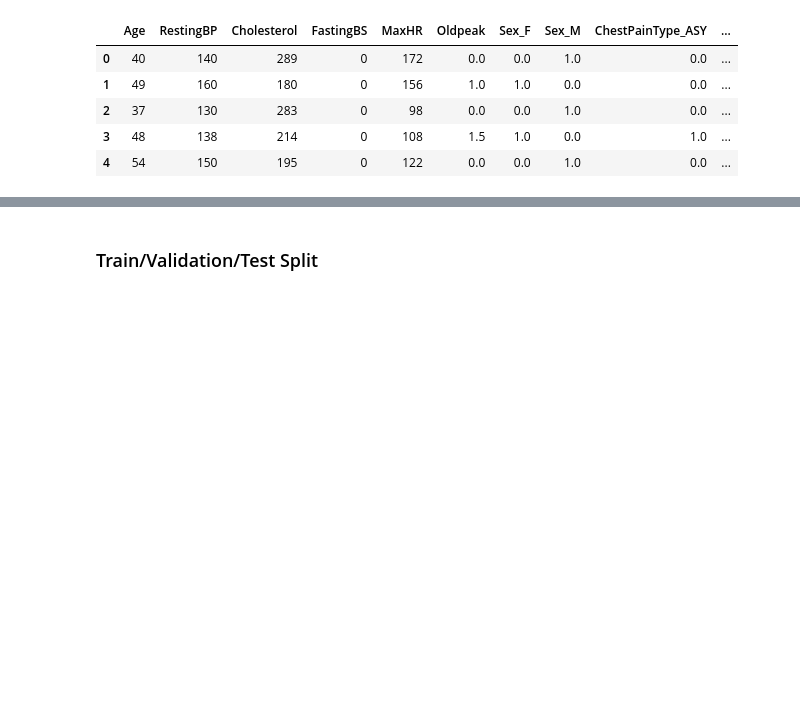
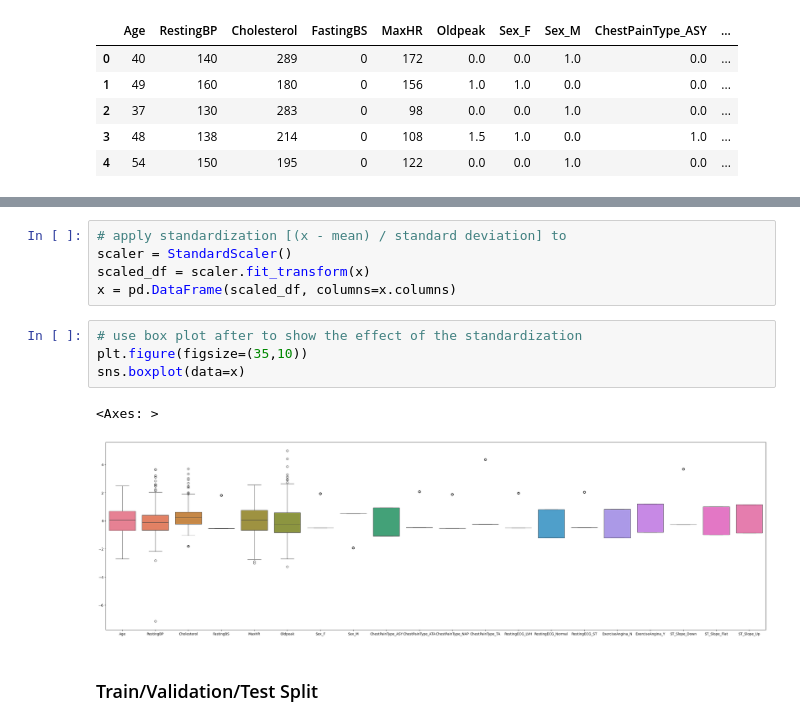
Before and after one commit to Rawan-M-Said/ML-Lab-1, a Jupyter notebook: lab_1.ipynb, the cells around one changed output, grey strips where cells are left out. Drawn from its saved outputs; the diff is of its cells as text; blank space fills up the shorter version.

```diff
--- a/lab_1.ipynb
+++ b/lab_1.ipynb
@@ -115,3 +121,15 @@ memory usage: 143.6 KB
+# %%
+# apply standardization [(x - mean) / standard deviation] to
+scaler = StandardScaler()
+scaled_df = scaler.fit_transform(x)
+x = pd.DataFrame(scaled_df, columns=x.columns)
+# %%
+# use box plot after to show the effect of the standardization
+plt.figure(figsize=(35,10))
+sns.boxplot(data=x)
+# %% [output]
+<Axes: >
+[figure, added]
 # %% [markdown]
 ### Train/Validation/Test Split
 # %% [markdown]
```
Also changed, not shown: parts of 18 cells of this notebook.
